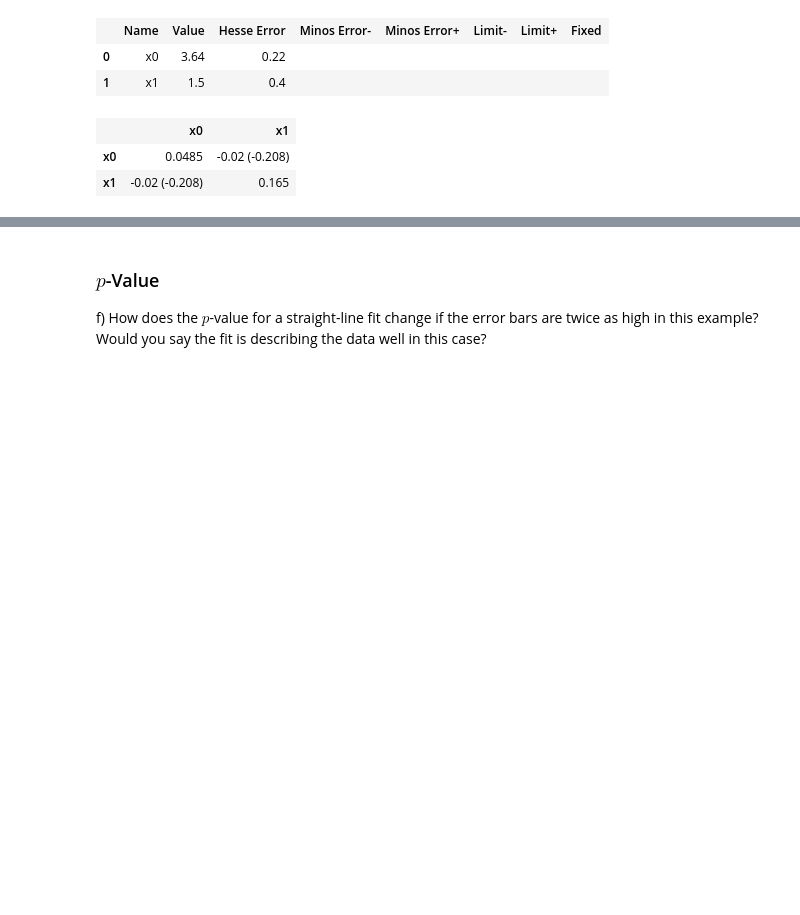
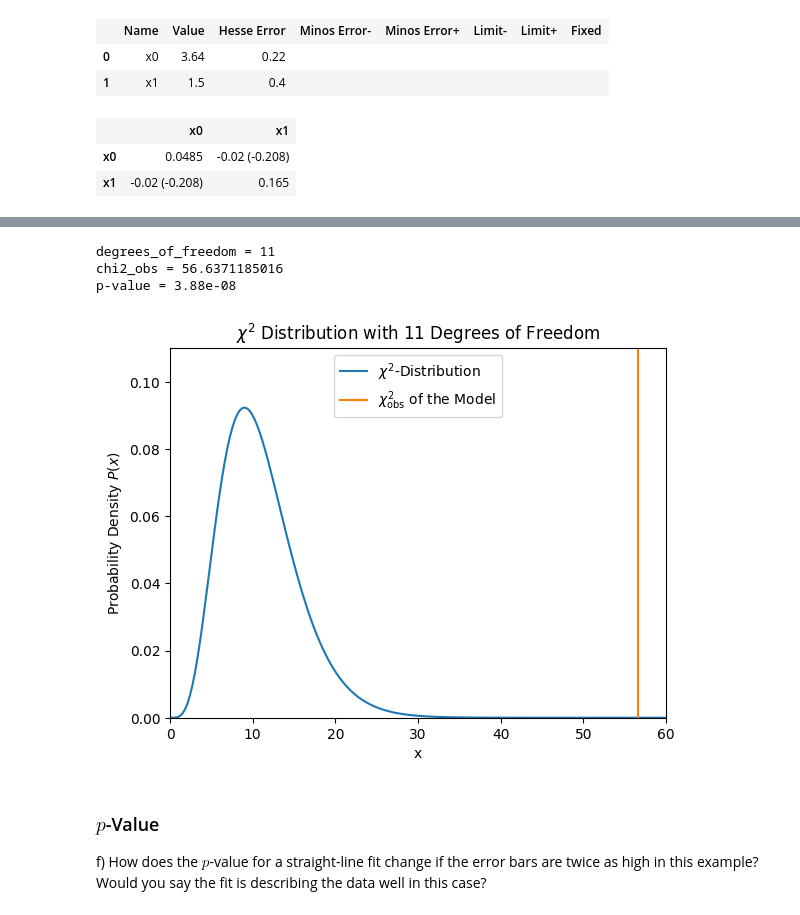
Before and after one commit to Just-Neptun/FP, a Jupyter notebook: S01 Statistik/tasks/S01_least_squares_01.ipynb, the cells around one changed output, grey strips where cells are left out. Cells and saved outputs as stored; diff of their text form; code cells hidden in the pictures; blank space fills up the shorter version.

```diff
--- a/S01 Statistik/tasks/S01_least_squares_01.ipynb
+++ b/S01 Statistik/tasks/S01_least_squares_01.ipynb
@@ -356,3 +360,11 @@ ValueError: matmul: Input operand 1 has a mismatch in its core dimension 0, with
+# %%
+degrees_of_freedom = len(x) - len(params)
+GOF_analysis(params, degrees_of_freedom, ((0,60), (0,0.11)), sig_figs=10)
+# %% [output]
+degrees_of_freedom = 11
+chi2_obs = 56.6371185016
+p-value = 3.88e-08
+[figure, added]
 # %% [markdown]
 ### $p$-Value
 f) How does the $p$-value for a straight-line fit change if the error bars are twice as high in this example? Would you say the fit is describing the data well in this case?
```
Also changed, not shown: parts of 2 cells of this notebook.
